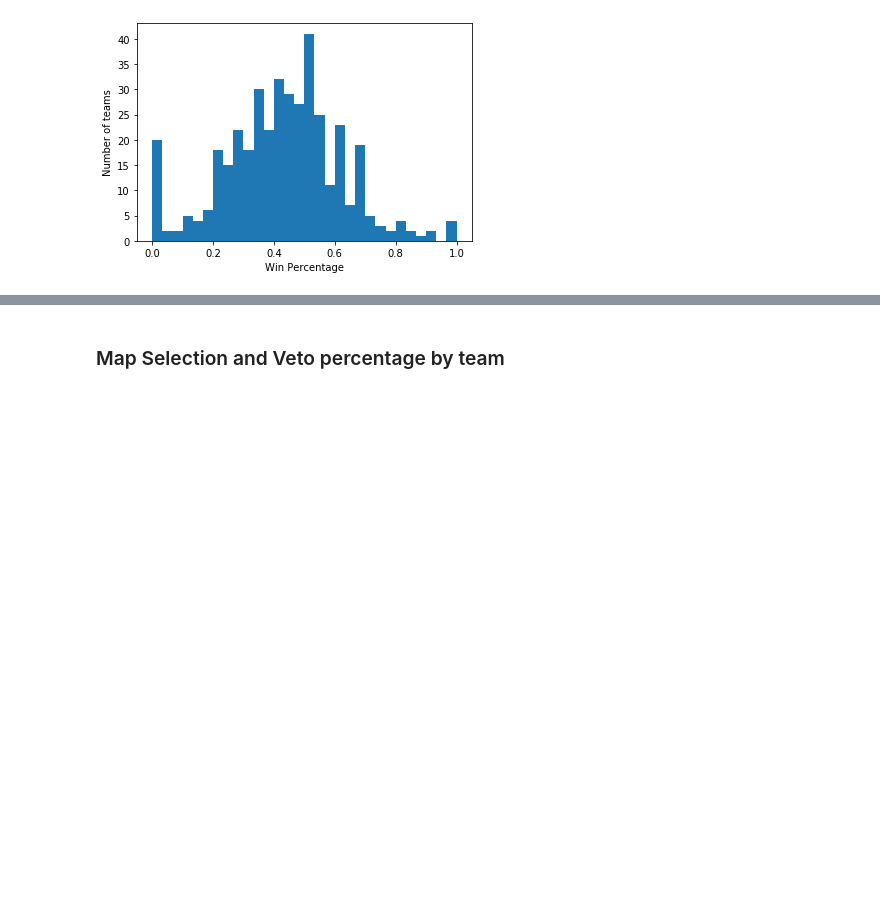
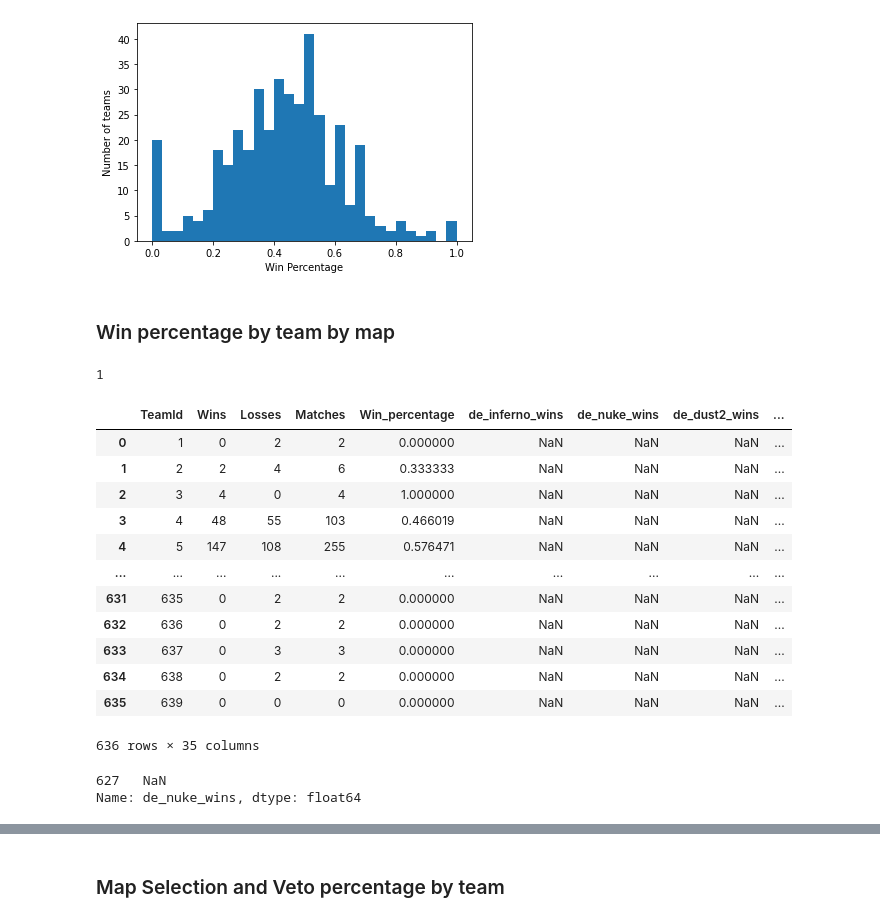
Before and after one commit to guidopetri/csgo-map-bandits, a Jupyter notebook: csgo_eda_michael.ipynb, the cells around one changed output, grey strips where cells are left out. Cells and saved outputs as stored; diff of their text form; code cells hidden in the pictures; blank space fills up the shorter version.

```diff
--- a/csgo_eda_michael.ipynb
+++ b/csgo_eda_michael.ipynb
@@ -108,3 +108,35 @@ plt.ylabel('Number of teams')
 # %% [output]
 Text(0, 0.5, 'Number of teams')
 [figure]
+# %% [markdown]
+### Win percentage by team by map
+# %%
+a = demos.groupby(['WinnerId','MapName']).count()['MatchId']
+a[(2,'de_inferno')]
+# %% [output]
+1
+# %%
+win_cols = [s+'_wins' for s in demos['MapName'].unique()]
+match_cols = [s+'_matches' for s in demos['MapName'].unique()]
+win_pct_cols = [s+'_win_pct' for s in demos['MapName'].unique()]
+team_record = team_record.reindex(columns = team_record.columns.tolist() + win_cols + match_cols + win_pct_cols)
+team_record
+# %% [output]
+|  | TeamId | Wins | Losses | Matches | Win_percentage | de_inferno_wins | de_nuke_wins | de_dust2_wins | ... |
+| 0 | 1 | 0 | 2 | 2 | 0.000000 | NaN | NaN | NaN | ... |
+| 1 | 2 | 2 | 4 | 6 | 0.333333 | NaN | NaN | NaN | ... |
+| 2 | 3 | 4 | 0 | 4 | 1.000000 | NaN | NaN | NaN | ... |
+| 3 | 4 | 48 | 55 | 103 | 0.466019 | NaN | NaN | NaN | ... |
+| 4 | 5 | 147 | 108 | 255 | 0.576471 | NaN | NaN | NaN | ... |
+| ... | ... | ... | ... | ... | ... | ... | ... | ... | ... |
+| 631 | 635 | 0 | 2 | 2 | 0.000000 | NaN | NaN | NaN | ... |
+| 632 | 636 | 0 | 2 | 2 | 0.000000 | NaN | NaN | NaN | ... |
+| 633 | 637 | 0 | 3 | 3 | 0.000000 | NaN | NaN | NaN | ... |
+| 634 | 638 | 0 | 2 | 2 | 0.000000 | NaN | NaN | NaN | ... |
+| 635 | 639 | 0 | 0 | 0 | 0.000000 | NaN | NaN | NaN | ... |
+636 rows × 35 columns
+# %%
+team_record[team_record['TeamId']==631]['de_nuke_wins']
+# %% [output]
+627   NaN
+Name: de_nuke_wins, dtype: float64
```
Also changed, not shown: parts of 3 cells of this notebook.
